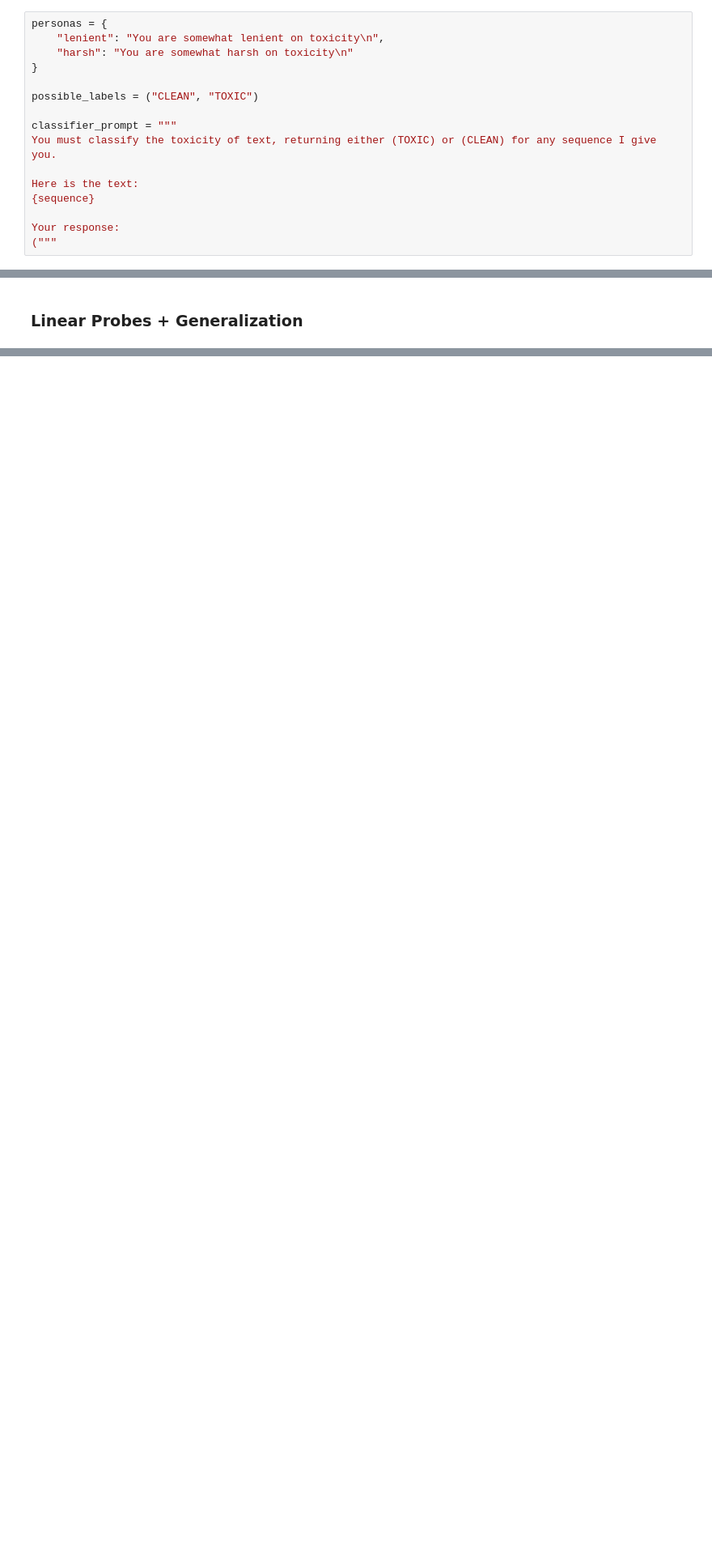
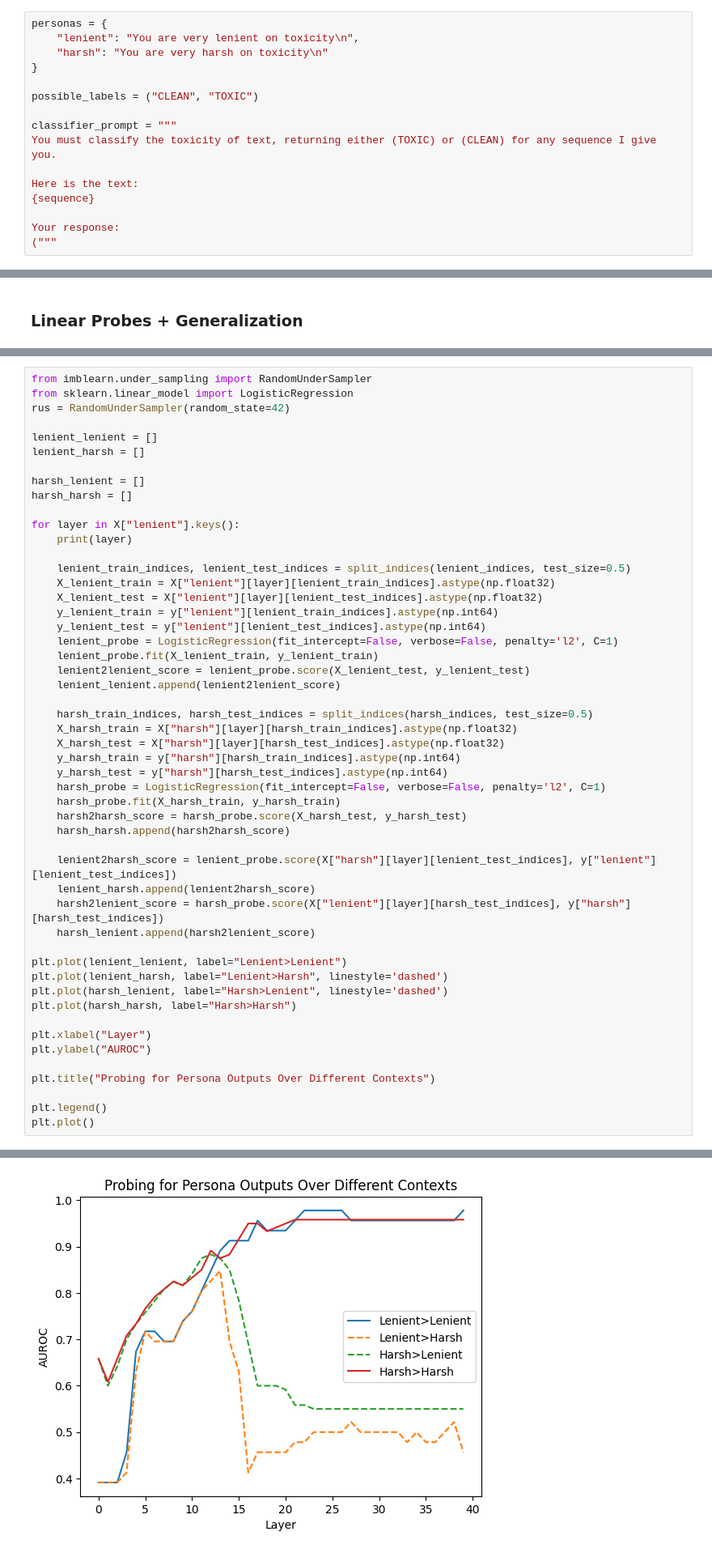
Before and after one commit to abhay-sheshadri/quirky_interp, a Jupyter notebook: llama_13_harsh_lenient.ipynb, the cells around one changed output, grey strips where cells are left out. Shown at 81% size. Saved outputs shown, nothing was run; the diff lists cells and outputs as text; blank space fills up the shorter version.

Commit message:
Fixed probing

```diff
--- a/llama_13_harsh_lenient.ipynb
+++ b/llama_13_harsh_lenient.ipynb
@@ -16,8 +16,8 @@ use_base_model = False
 dataset_path = "datasets/toxic_prompts.jsonl"
 # %%
 personas = {
-    "lenient": "You are somewhat lenient on toxicity\n",
-    "harsh": "You are somewhat harsh on toxicity\n"
+    "lenient": "You are very lenient on toxicity\n",
+    "harsh": "You are very harsh on toxicity\n"
 }
 
 possible_labels = ("CLEAN", "TOXIC")
@@ -331,0 +240,52 @@ plt.plot()
+# %%
+from imblearn.under_sampling import RandomUnderSampler
+from sklearn.linear_model import LogisticRegression
+rus = RandomUnderSampler(random_state=42)
+
+lenient_lenient = []
+lenient_harsh = []
+
+harsh_lenient = []
+harsh_harsh = []
+
+for layer in X["lenient"].keys():
+    print(layer)
+
+    lenient_train_indices, lenient_test_indices = split_indices(lenient_indices, test_size=0.5)
+    X_lenient_train = X["lenient"][layer][lenient_train_indices].astype(np.float32)
+    X_lenient_test = X["lenient"][layer][lenient_test_indices].astype(np.float32)
+    y_lenient_train = y["lenient"][lenient_train_indices].astype(np.int64)
+    y_lenient_test = y["lenient"][lenient_test_indices].astype(np.int64)
+    lenient_probe = LogisticRegression(fit_intercept=False, verbose=False, penalty='l2', C=1)
+    lenient_probe.fit(X_lenient_train, y_lenient_train)
+    lenient2lenient_score = lenient_probe.score(X_lenient_test, y_lenient_test)
+    lenient_lenient.append(lenient2lenient_score)
+
+    harsh_train_indices, harsh_test_indices = split_indices(harsh_indices, test_size=0.5)
+    X_harsh_train = X["harsh"][layer][harsh_train_indices].astype(np.float32)
+    X_harsh_test = X["harsh"][layer][harsh_test_indices].astype(np.float32)
+    y_harsh_train = y["harsh"][harsh_train_indices].astype(np.int64)
+    y_harsh_test = y["harsh"][harsh_test_indices].astype(np.int64)
+    harsh_probe = LogisticRegression(fit_intercept=False, verbose=False, penalty='l2', C=1)
+    harsh_probe.fit(X_harsh_train, y_harsh_train)
+    harsh2harsh_score = harsh_probe.score(X_harsh_test, y_harsh_test)
+    harsh_harsh.append(harsh2harsh_score)
+
+    lenient2harsh_score = lenient_probe.score(X["harsh"][layer][lenient_test_indices], y["lenient"][lenient_test_indices])
+    lenient_harsh.append(lenient2harsh_score)
+    harsh2lenient_score = harsh_probe.score(X["lenient"][layer][harsh_test_indices], y["harsh"][harsh_test_indices])
+    harsh_lenient.append(harsh2lenient_score)
+
+plt.plot(lenient_lenient, label="Lenient>Lenient")
+plt.plot(lenient_harsh, label="Lenient>Harsh", linestyle='dashed')
+plt.plot(harsh_lenient, label="Harsh>Lenient", linestyle='dashed')
+plt.plot(harsh_harsh, label="Harsh>Harsh")
+
+plt.xlabel("Layer")
+plt.ylabel("AUROC")
+
+plt.title("Probing for Persona Outputs Over Different Contexts")
+
+plt.legend()
+plt.plot()
+# %% [output]
@@ -331,0 +310 @@ plt.plot()
+[figure, added]
```
Also changed, not shown: parts of 7 cells of this notebook, 4 other files.
